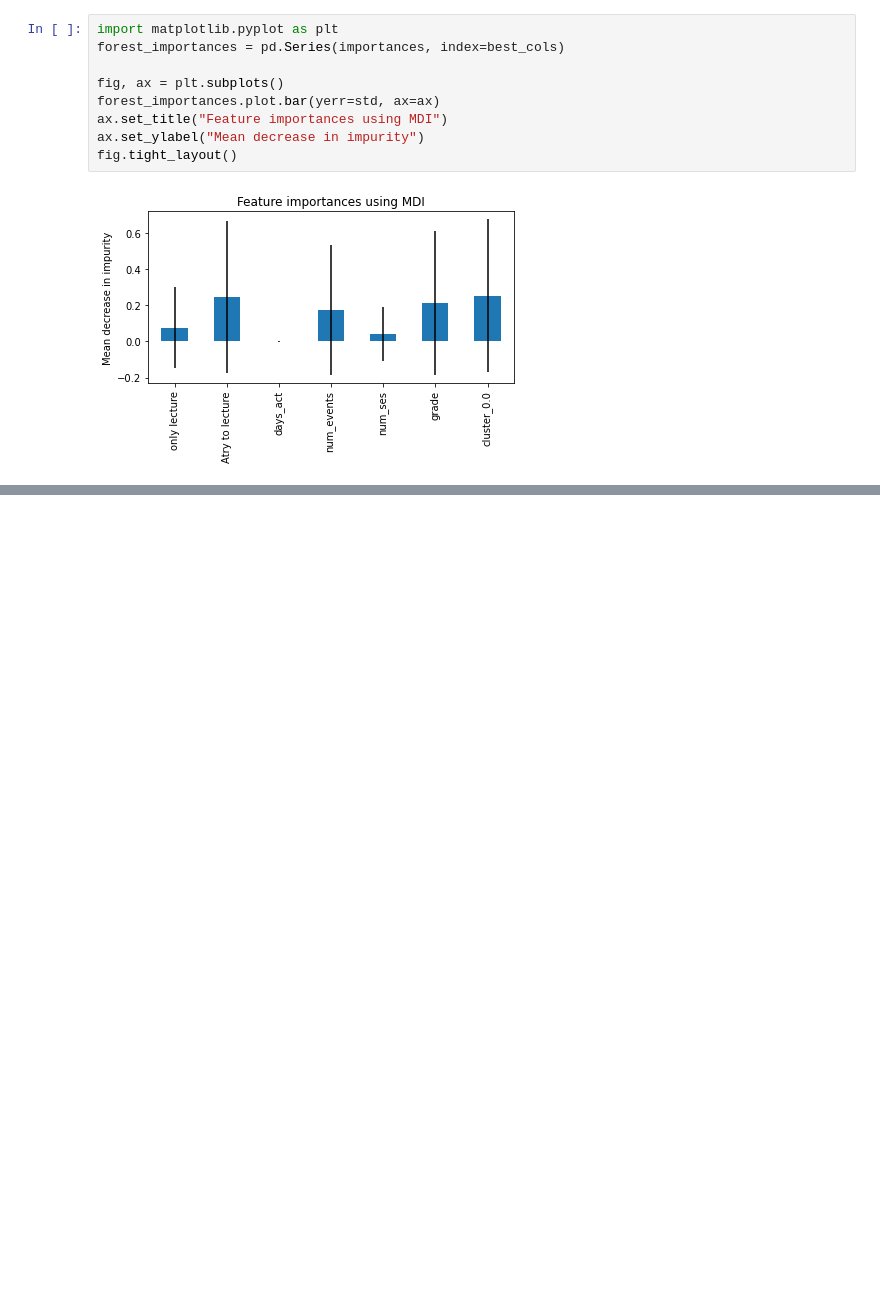
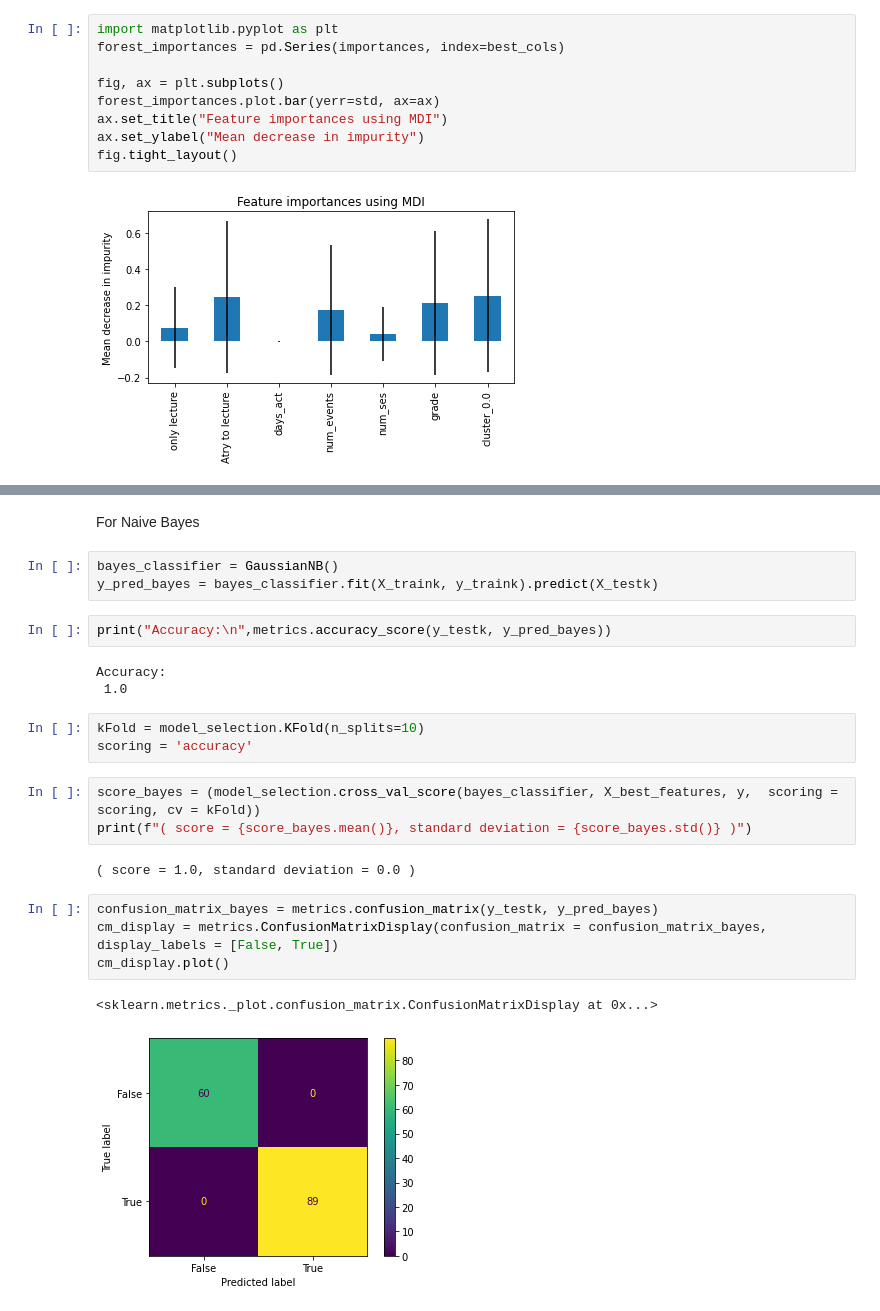
Before and after one commit to crisywini/analytical-thinking-reports, a Jupyter notebook: notebooks/pec-02-01-supervised-css.ipynb, the cells around one changed output, grey strips where cells are left out. Drawn from its saved outputs; the diff is of its cells as text; blank space fills up the shorter version.

```diff
--- a/notebooks/pec-02-01-supervised-css.ipynb
+++ b/notebooks/pec-02-01-supervised-css.ipynb
@@ -308,0 +355,25 @@ fig.tight_layout()
+# %% [markdown]
+For Naive Bayes
+# %%
+bayes_classifier = GaussianNB()
+y_pred_bayes = bayes_classifier.fit(X_traink, y_traink).predict(X_testk)
+# %%
+print("Accuracy:\n",metrics.accuracy_score(y_testk, y_pred_bayes))
+# %% [output]
+Accuracy:
+ 1.0
+# %%
+kFold = model_selection.KFold(n_splits=10)
+scoring = 'accuracy'
+# %%
+score_bayes = (model_selection.cross_val_score(bayes_classifier, X_best_features, y,  scoring = scoring, cv = kFold))
+print(f"( score = {score_bayes.mean()}, standard deviation = {score_bayes.std()} )")
+# %% [output]
+( score = 1.0, standard deviation = 0.0 )
+# %%
+confusion_matrix_bayes = metrics.confusion_matrix(y_testk, y_pred_bayes)
+cm_display = metrics.ConfusionMatrixDisplay(confusion_matrix = confusion_matrix_bayes, display_labels = [False, True])
+cm_display.plot()
+# %% [output]
+<sklearn.metrics._plot.confusion_matrix.ConfusionMatrixDisplay at 0x...>
+[figure, added]
```
Also changed, not shown: parts of 24 cells of this notebook.
